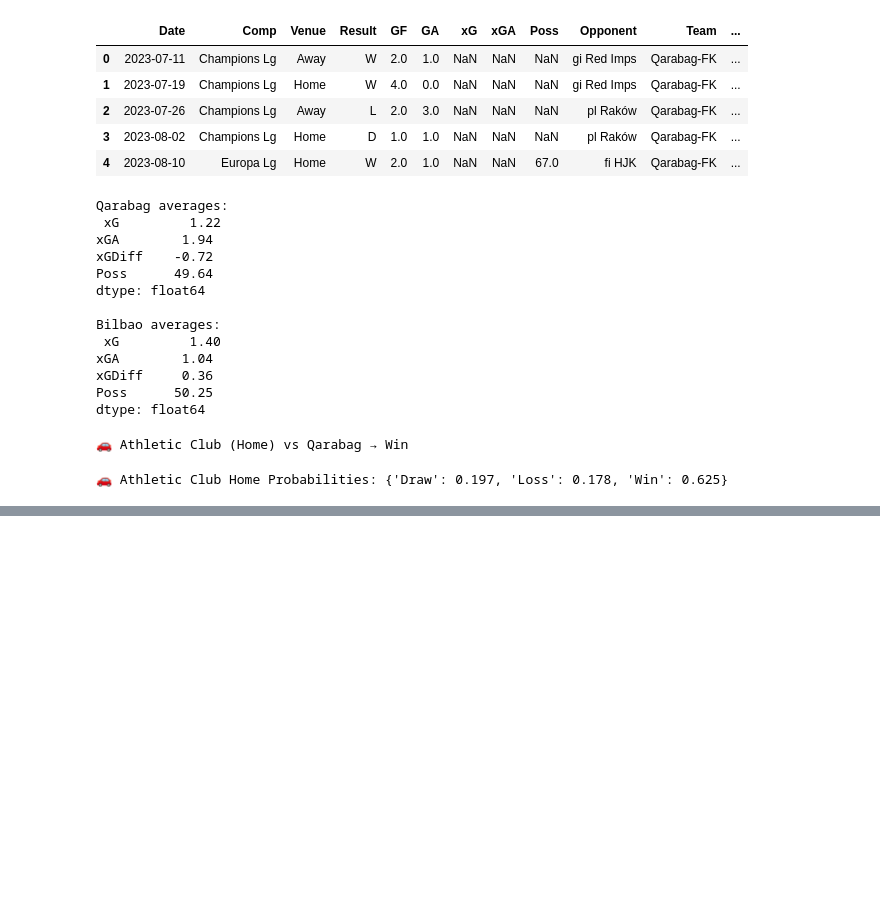
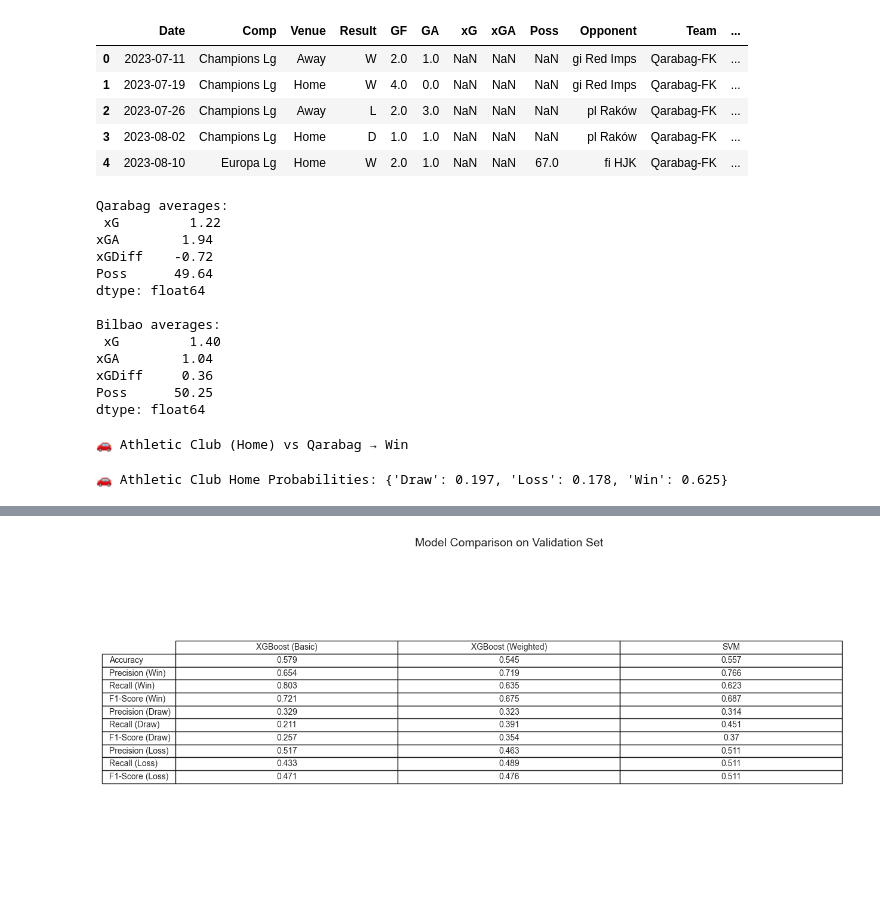
Before and after one commit to Jalil-g/match-prediction-champions-league-qarabag-vs-bilbao, a Jupyter notebook: data_clean_train.ipynb, the cells around one changed output, grey strips where cells are left out. Cells and saved outputs as stored; diff of their text form; code cells hidden in the pictures; blank space fills up the shorter version.

Commit message:
added model comparison table

```diff
--- a/data_clean_train.ipynb
+++ b/data_clean_train.ipynb
@@ -382,0 +501,20 @@ print("🚗 Athletic Club Home Probabilities:", dict(zip(le.classes_, np.round(b
+# %%
+from sklearn.preprocessing import StandardScaler
+
+scaler = StandardScaler()
+X_train_scaled = scaler.fit_transform(X_train)
+X_val_scaled = scaler.transform(X_val)
+# %%
+from sklearn.svm import SVC
+
+svm_model = SVC(
+    kernel='rbf',
+    C=2.0,              # regularization (higher = more complex fit)
+    gamma='scale',      # automatic gamma
+    probability=True,   # enables predict_proba()
+    class_weight='balanced',  # handles Win/Draw/Loss imbalance
+    random_state=42
+)
+
+svm_model.fit(X_train_scaled, y_train)
+print("✅ SVM model trained successfully.")
@@ -382,0 +567,51 @@ print("🚗 Athletic Club Home Probabilities:", dict(zip(le.classes_, np.round(b
+# %%
+import matplotlib.pyplot as plt
+import pandas as pd
+
+models = {
+    "XGBoost (Basic)": xgb_model1,
+    "XGBoost (Weighted)": xgb_model2,
+    "SVM": svm_model
+}
+results = []
+for name, model in models.items():
+    if name == "SVM":
+        X_val_used = X_val_scaled
+    else:
+        X_val_used = X_val
+    accuracy = round(model.score(X_val_used, y_val), 3)
+    report = classification_report(y_val, model.predict(X_val_used), target_names=le.classes_, output_dict=True)
+    results.append({
+        "Model": name,
+        "Accuracy": accuracy,
+        "Precision (Win)": round(report['Win']['precision'], 3),
+        "Recall (Win)": round(report['Win']['recall'], 3),
+        "F1-Score (Win)": round(report['Win']['f1-score'], 3),
+        "Precision (Draw)": round(report['Draw']['precision'], 3),
+        "Recall (Draw)": round(report['Draw']['recall'], 3),
+        "F1-Score (Draw)": round(report['Draw']['f1-score'], 3),
+        "Precision (Loss)": round(report['Loss']['precision'], 3),
+        "Recall (Loss)": round(report['Loss']['recall'], 3),
+        "F1-Score (Loss)": round(report['Loss']['f1-score'], 3),
+    })
+
+results_df = pd.DataFrame(results)
+results_df = results_df.set_index("Model").T  # 🔄 Transpose so models become columns
+
+# --- Plot as table ---
+fig_height = 2 + len(results_df) * 0.5
+fig, ax = plt.subplots(figsize=(12, fig_height))
+ax.axis('tight')
+ax.axis('off')
+the_table = ax.table(cellText=results_df.values,
+                     rowLabels=results_df.index,
+                     colLabels=results_df.columns,
+                     cellLoc='center',
+                     loc='center')
+the_table.auto_set_font_size(False)
+the_table.set_fontsize(10)
+the_table.scale(1.2, 1.3)
+plt.title("Model Comparison on Validation Set", fontsize=14)
+plt.show()
+# %% [output]
+[figure, added]
```
Also changed, not shown: parts of 15 cells of this notebook.
